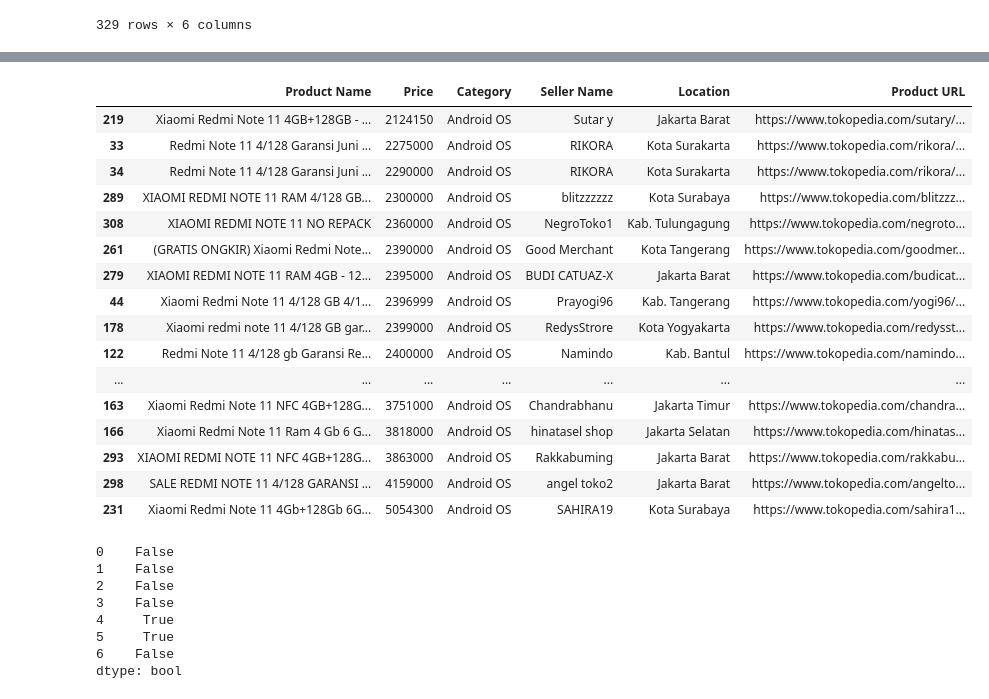
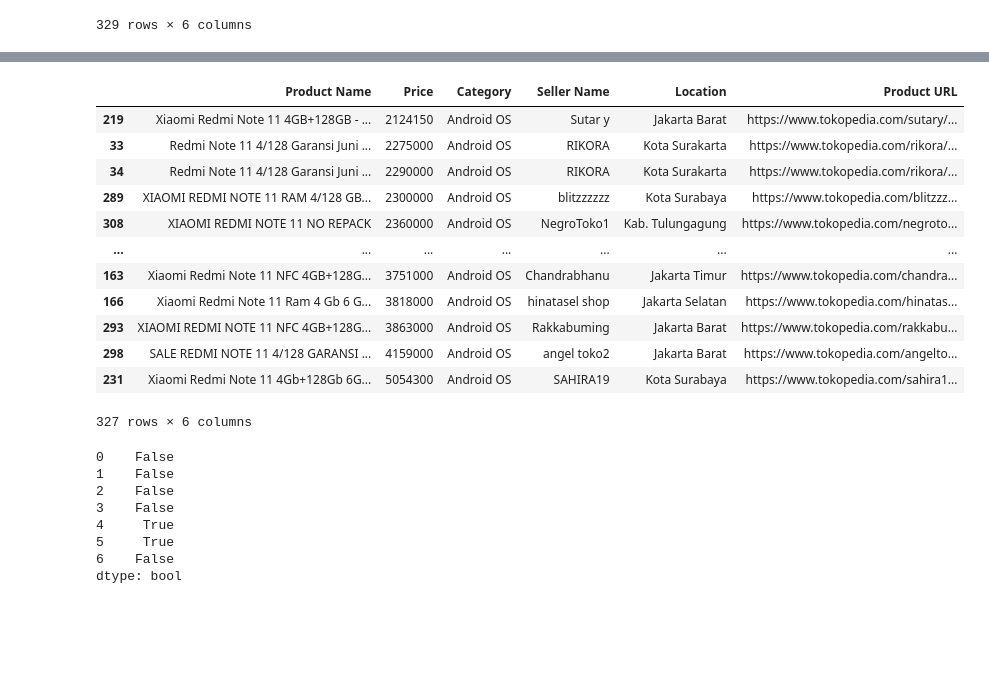
Before and after one commit to prasetyatf/EDA_RedmiNote11_tokped, a Jupyter notebook: analisis-renote11-4gb.ipynb, the cells around one changed output, grey strips where cells are left out. Cells and saved outputs as stored; diff of their text form; code cells hidden in the pictures; blank space fills up the shorter version.

```diff
--- a/analisis-renote11-4gb.ipynb
+++ b/analisis-renote11-4gb.ipynb
@@ -10,7 +10,7 @@ df6 = pd.read_csv("D:\Data Scrape Renote11\dataset-renot11\enam.csv")
 # %%
 df = pd.concat([df1, df2, df3, df4, df5, df6])
 # %%
-pd.options.display.max_rows=1000 #mengubah setingan default max rows
+pd.options.display.max_rows=10 #mengubah setingan default max rows, sesuaikan dg kebutuhan
 pd.options.display.max_colwidth=1000
 df #cek data per baris 60, apa ada masalah header
 # %% [output]
@@ -155,27 +171,23 @@ df_pro1
 # %%
 df_filtered = df_filtered.drop([119]) #Xiaomi Redmi Note 11 Pro 8GB + 128GB Garansi Resmi Xiaomi Indonesia - Polar White
 df_filtered = df_filtered.drop([164]) #Xiaomi Redmi Note 11 Pro Ram 8/128GB
 
-pd.options.display.max_rows=400
+pd.options.display.max_rows=10
 df_filtered
 # %% [output]
 |  | Product Name | Price | Category | Seller Name | Location | Product URL |
 | 219 | Xiaomi Redmi Note 11 4GB+128GB - ... | 2124150 | Android OS | Sutar y | Jakarta Barat | https://www.tokopedia.com/sutary/... |
 | 33 | Redmi Note 11 4/128 Garansi Juni ... | 2275000 | Android OS | RIKORA | Kota Surakarta | https://www.tokopedia.com/rikora/... |
 | 34 | Redmi Note 11 4/128 Garansi Juni ... | 2290000 | Android OS | RIKORA | Kota Surakarta | https://www.tokopedia.com/rikora/... |
 | 289 | XIAOMI REDMI NOTE 11 RAM 4/128 GB... | 2300000 | Android OS | blitzzzzzz | Kota Surabaya | https://www.tokopedia.com/blitzzz... |
 | 308 | XIAOMI REDMI NOTE 11 NO REPACK | 2360000 | Android OS | NegroToko1 | Kab. Tulungagung | https://www.tokopedia.com/negroto... |
-| 261 | (GRATIS ONGKIR) Xiaomi Redmi Note... | 2390000 | Android OS | Good Merchant | Kota Tangerang | https://www.tokopedia.com/goodmer... |
-| 279 | XIAOMI REDMI NOTE 11 RAM 4GB - 12... | 2395000 | Android OS | BUDI CATUAZ-X | Jakarta Barat | https://www.tokopedia.com/budicat... |
-| 44 | Xiaomi Redmi Note 11 4/128 GB 4/1... | 2396999 | Android OS | Prayogi96 | Kab. Tangerang | https://www.tokopedia.com/yogi96/... |
-| 178 | Xiaomi redmi note 11 4/128 GB gar... | 2399000 | Android OS | RedysStrore | Kota Yogyakarta | https://www.tokopedia.com/redysst... |
-| 122 | Redmi Note 11 4/128 gb Garansi Re... | 2400000 | Android OS | Namindo | Kab. Bantul | https://www.tokopedia.com/namindo... |
 | ... | ... | ... | ... | ... | ... | ... |
 | 163 | Xiaomi Redmi Note 11 NFC 4GB+128G... | 3751000 | Android OS | Chandrabhanu | Jakarta Timur | https://www.tokopedia.com/chandra... |
 | 166 | Xiaomi Redmi Note 11 Ram 4 Gb 6 G... | 3818000 | Android OS | hinatasel shop | Jakarta Selatan | https://www.tokopedia.com/hinatas... |
 | 293 | XIAOMI REDMI NOTE 11 NFC 4GB+128G... | 3863000 | Android OS | Rakkabuming | Jakarta Barat | https://www.tokopedia.com/rakkabu... |
 | 298 | SALE REDMI NOTE 11 4/128 GARANSI ... | 4159000 | Android OS | angel toko2 | Jakarta Barat | https://www.tokopedia.com/angelto... |
 | 231 | Xiaomi Redmi Note 11 4Gb+128Gb 6G... | 5054300 | Android OS | SAHIRA19 | Kota Surabaya | https://www.tokopedia.com/sahira1... |
+327 rows × 6 columns
 # %%
 # dari hasil di atas, terdapat beberapa data yang memiliki nama produk yang membingungkan dan harganya tidak wajar
 
```
Also changed, not shown: parts of 11 cells of this notebook.
